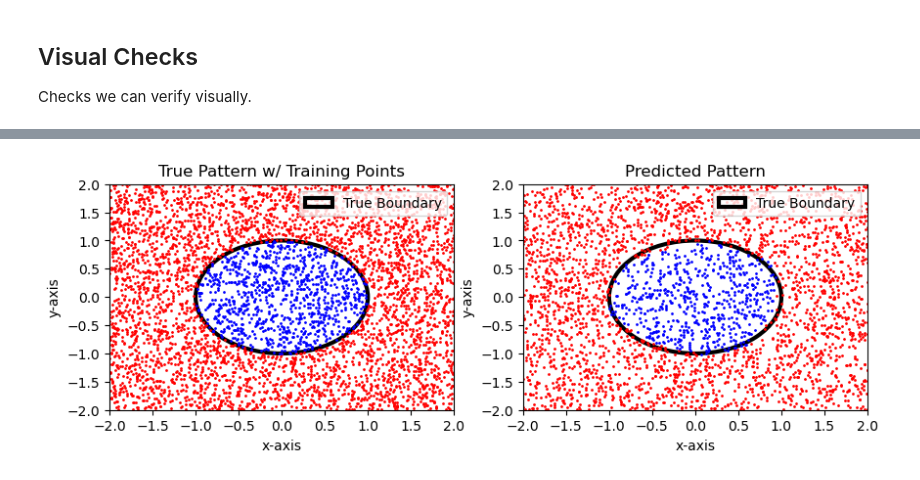
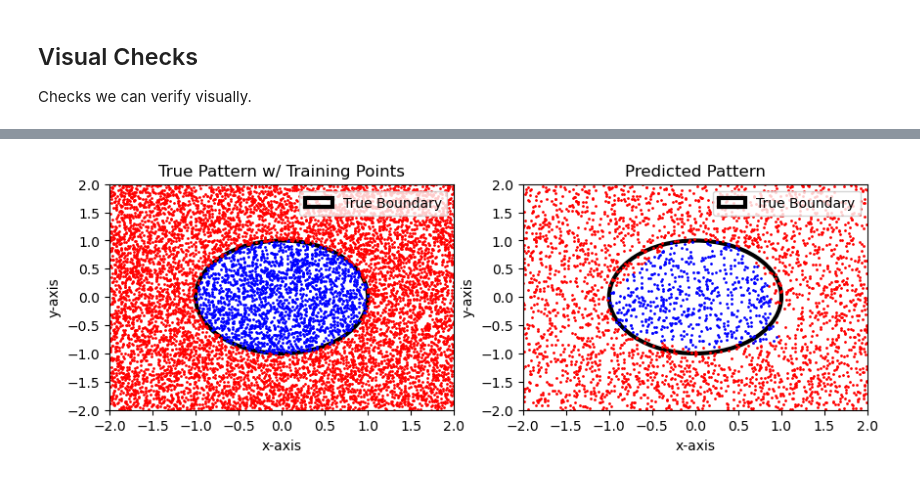
Before and after one commit to dusty-kaleidoscope/neuralnetwork, a Jupyter notebook: demo.ipynb, the cells around one changed output, grey strips where cells are left out. Drawn from its saved outputs; the diff is of its cells as text; code cells hidden in the pictures.

```diff
--- a/demo.ipynb
+++ b/demo.ipynb
@@ -47,7 +49,7 @@ import time
 # test how well the neural network learns a simple linear decision boundary
 # expected output - predicted outputs should conform to the true boundary with minimal errors
 
-training_points = 5000
+training_points = 10000
 
 draw_points = 2500
 
@@ -128,7 +130,7 @@ if run_linear_check:
 
         for X_batch, y_batch in zip(X_partitions, y_partitions):
 
-            model.train(X_batch, y_batch.float(), error = "mse", learning_rate = 0.1)
+            model.train(X_batch, y_batch.float(), error = "bce", learning_rate = 0.1 / (i+1))
 
     end_time = time.perf_counter()
     print(f"Training took {end_time - start_time} seconds on the {my_device}")
@@ -163,7 +165,10 @@ Training took 0.9984135420090752 seconds on the cpu
 # %%
 import matplotlib.patches as patches # use this to draw circle
 # %%
-training_points = 5000
+# learning a circular decision boundary
+# expected output - predicted points should roughly match the circle.
+
+training_points = 10000
 
 run_circle_check = True
 
@@ -225,7 +230,7 @@ if run_circle_check:
     model.randomize_params()
     model.to_device(my_device)
 
-    epochs = 100
+    epochs = 1000
 
     start_time = time.perf_counter()
 
@@ -246,7 +251,7 @@ if run_circle_check:
 
         for X_batch, y_batch in zip(X_partitions, y_partitions):
 
-            model.train(X_batch, y_batch.float(), error = "mse", learning_rate = 0.1)
+            model.train(X_batch, y_batch.float(), error = "bce", learning_rate = 0.1 / (i+1))
 
     end_time = time.perf_counter()
     print(f"Training took {end_time - start_time} seconds on the {my_device}")
@@ -283 +288 @@ Training took 3.5957427079993067 seconds on the cpu
-[figure, old version]
+[figure, new version]
```
Also changed, not shown: parts of 6 cells of this notebook, 3 other files.
